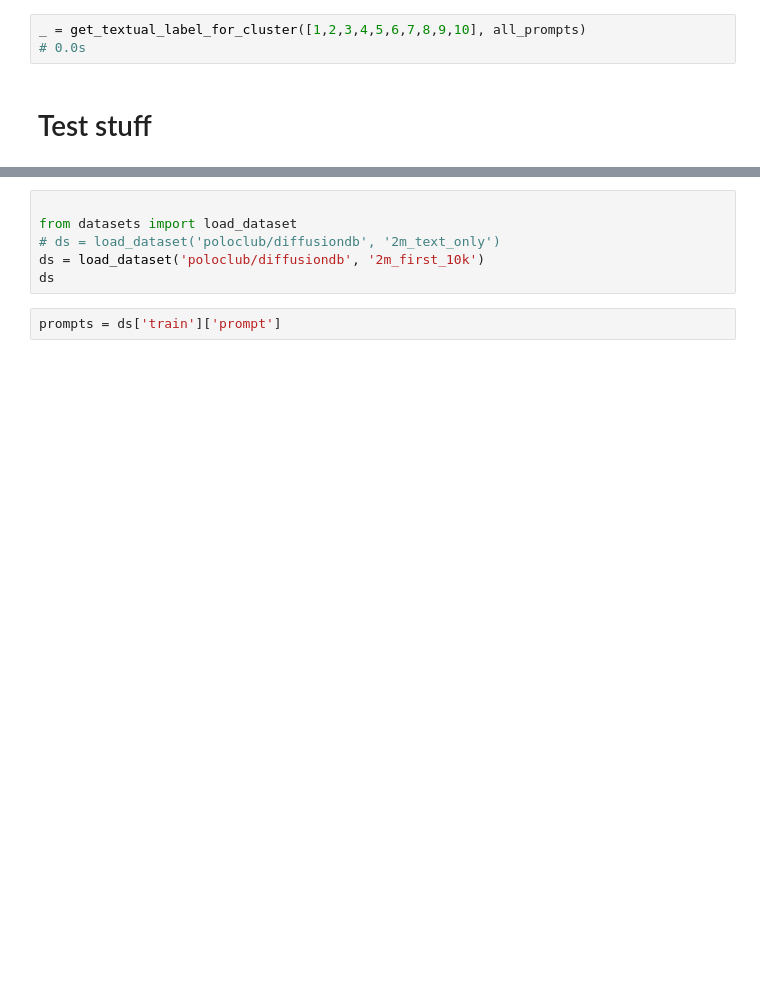
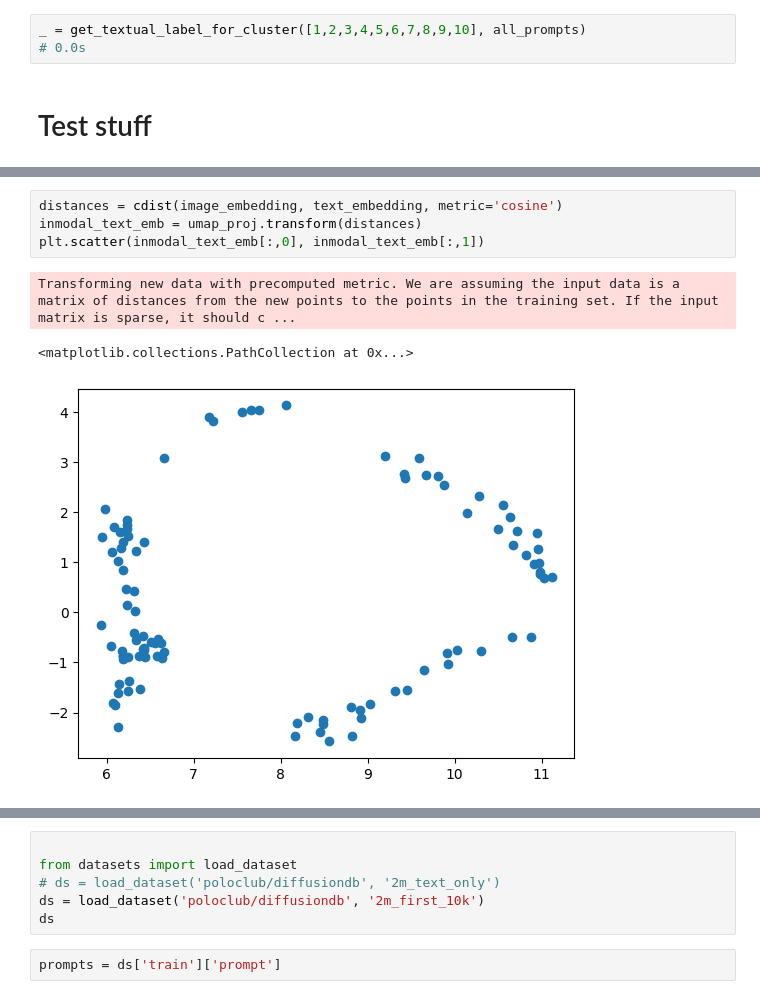
Before and after one commit to ginihumer/Amumo, a Jupyter notebook: notebooks/explore_clip.ipynb, the cells around one changed output, grey strips where cells are left out. Cells and saved outputs as stored; diff of their text form; blank space fills up the shorter version.

```diff
--- a/notebooks/explore_clip.ipynb
+++ b/notebooks/explore_clip.ipynb
@@ -804,0 +918,8 @@ _ = get_textual_label_for_cluster([1,2,3,4,5,6,7,8,9,10], all_prompts)
+# %%
+distances = cdist(image_embedding, text_embedding, metric='cosine')
+inmodal_text_emb = umap_proj.transform(distances)
+plt.scatter(inmodal_text_emb[:,0], inmodal_text_emb[:,1])
+# %% [output]
+Transforming new data with precomputed metric. We are assuming the input data is a matrix of distances from the new points to the points in the training set. If the input matrix is sparse, it should c ...
+<matplotlib.collections.PathCollection at 0x...>
+[figure, added]
```
Also changed, not shown: parts of 24 cells of this notebook, 3 other files.
